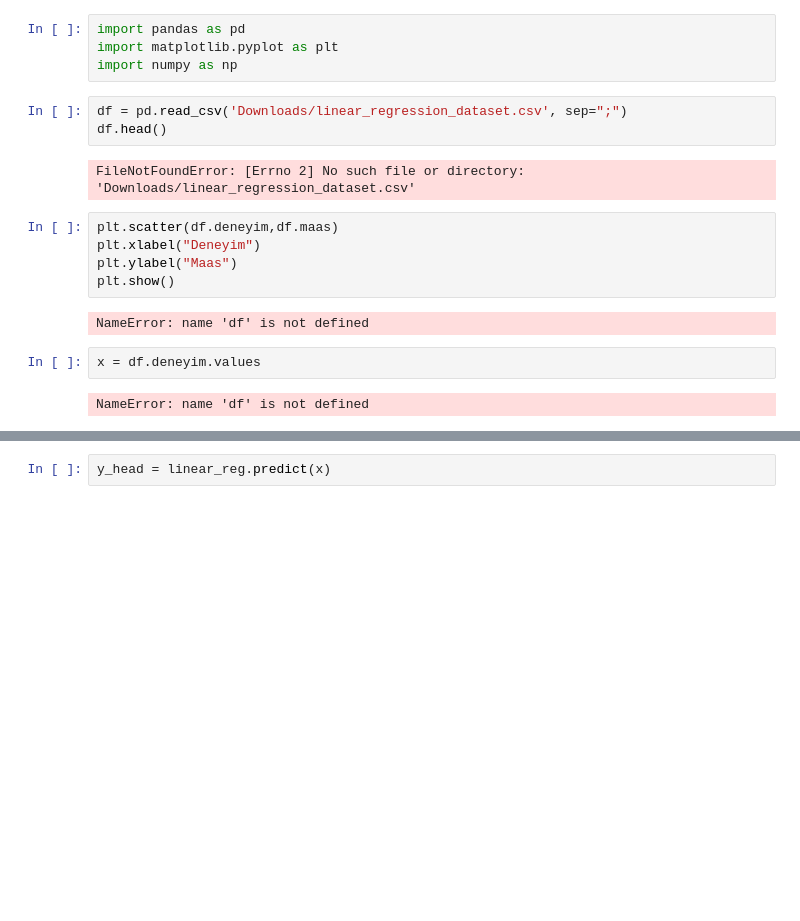
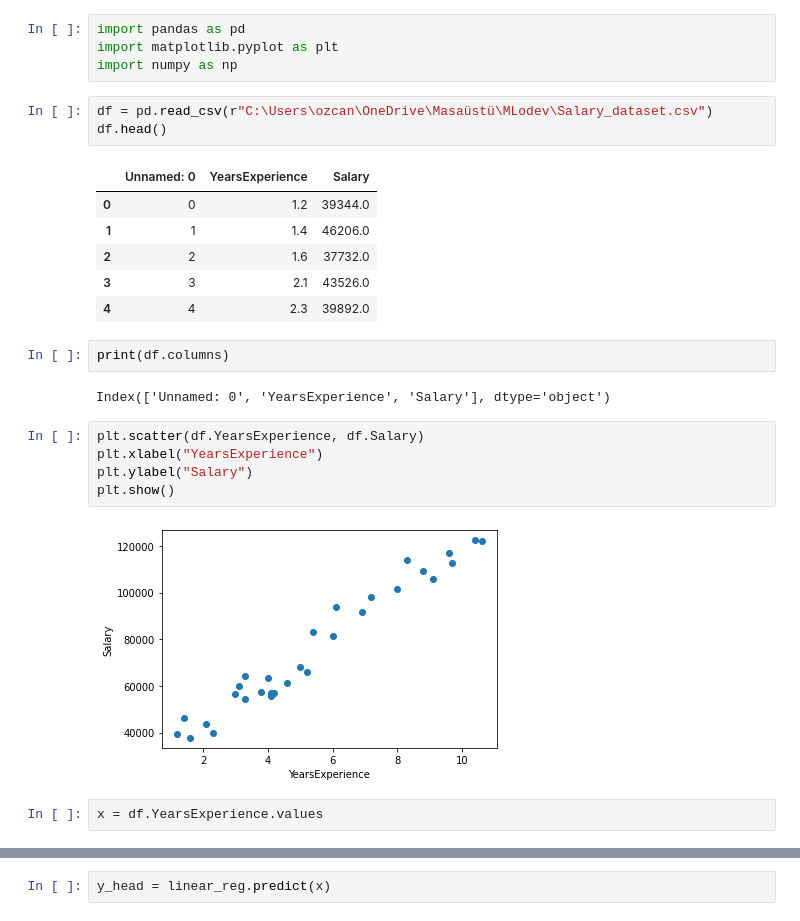
Before and after one commit to coDozc/Machine-Learning-Lab, a Jupyter notebook: week6/lineerreg.ipynb, the cells around one changed output, grey strips where cells are left out. Saved outputs shown, nothing was run; the diff lists cells and outputs as text; blank space fills up the shorter version.

```diff
--- a/week6/lineerreg.ipynb
+++ b/week6/lineerreg.ipynb
@@ -3,21 +3,28 @@ import pandas as pd
 import matplotlib.pyplot as plt
 import numpy as np
 # %%
-df = pd.read_csv('Downloads/linear_regression_dataset.csv', sep=";")
+df = pd.read_csv(r"C:\Users\ozcan\OneDrive\Masaüstü\MLodev\Salary_dataset.csv")
 df.head()
 # %% [output]
-FileNotFoundError: [Errno 2] No such file or directory: 'Downloads/linear_regression_dataset.csv'
+|  | Unnamed: 0 | YearsExperience | Salary |
+| 0 | 0 | 1.2 | 39344.0 |
+| 1 | 1 | 1.4 | 46206.0 |
+| 2 | 2 | 1.6 | 37732.0 |
+| 3 | 3 | 2.1 | 43526.0 |
+| 4 | 4 | 2.3 | 39892.0 |
+# %%
+print(df.columns)
+# %% [output]
+Index(['Unnamed: 0', 'YearsExperience', 'Salary'], dtype='object')
 # %%
-plt.scatter(df.deneyim,df.maas)
-plt.xlabel("Deneyim")
-plt.ylabel("Maas")
+plt.scatter(df.YearsExperience, df.Salary)
+plt.xlabel("YearsExperience")
+plt.ylabel("Salary")
 plt.show()
 # %% [output]
-NameError: name 'df' is not defined
+[figure, added]
 # %%
-x = df.deneyim.values
+x = df.YearsExperience.values
-# %% [output]
-NameError: name 'df' is not defined
 # %%
 x.shape
 # %% [output]
```
Also changed, not shown: parts of 12 cells of this notebook, 8 other files.
